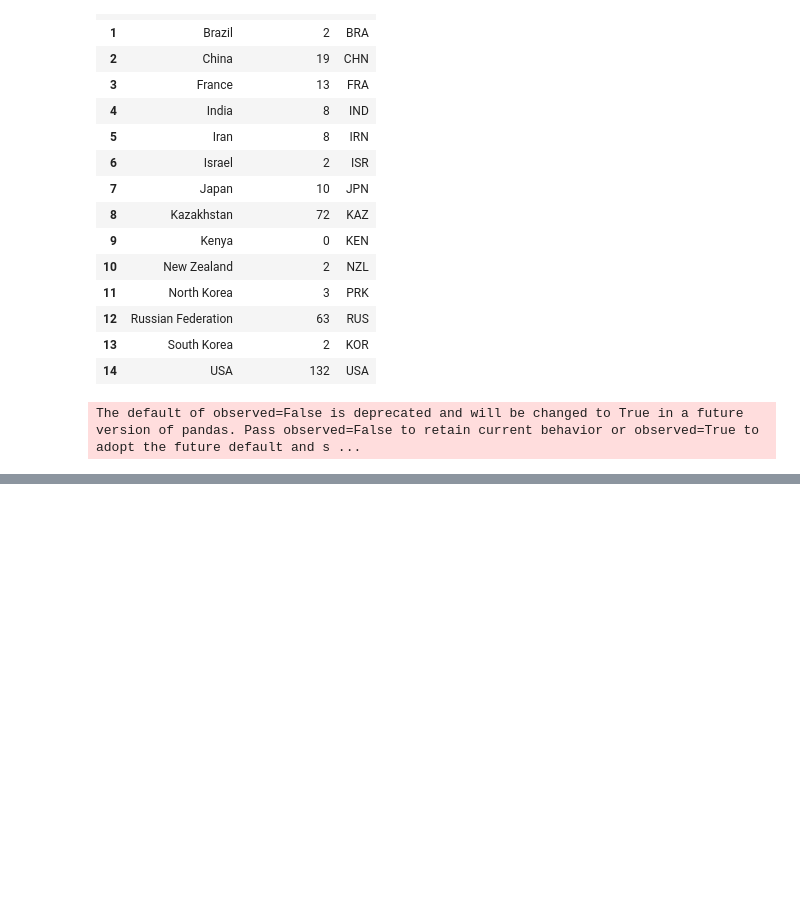
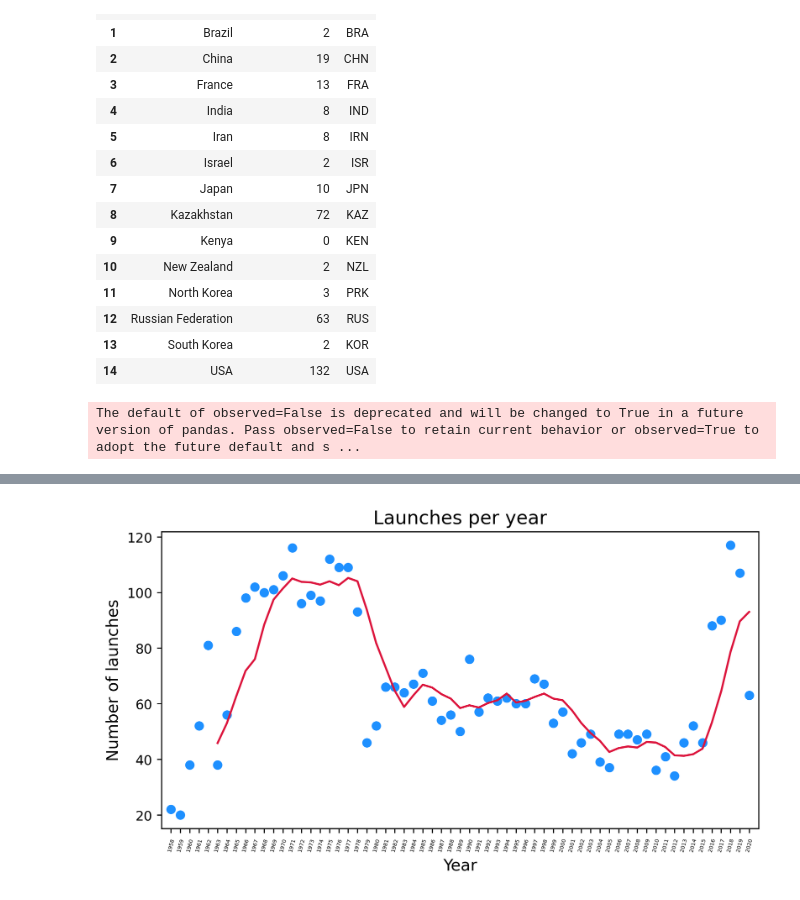
Before and after one commit to shubhenduanupamdutta/Portfolio_18_Analyse_Space_Race, a Jupyter notebook: Space_Race.ipynb, the cells around one changed output, grey strips where cells are left out. Cells and saved outputs as stored; diff of their text form; code cells hidden in the pictures; blank space fills up the shorter version.

Commit message:
Many more analysis by graphs and data calculation

```diff
--- a/Space_Race.ipynb
+++ b/Space_Race.ipynb
@@ -183,9 +183,9 @@ Mission_Status    string[python]
 dtype: object
 # %%
 # convert to categorical data if possible
-df_data['Organisation'] = df_data['Organisation'].astype('category')
-df_data['Location'] = df_data['Location'].astype('category')
-df_data['Detail'] = df_data['Detail'].astype('category')
+# df_data['Organisation'] = df_data['Organisation'].astype('category')
+# df_data['Location'] = df_data['Location'].astype('category')
+# df_data['Detail'] = df_data['Detail'].astype('category')
 df_data['Rocket_Status'] = df_data['Rocket_Status'].astype('category')
 df_data['Mission_Status'] = df_data['Mission_Status'].astype('category')
 df_data.dtypes
@@ -358,8 +359,7 @@ def get_alpha3(country):
         return e
 
 
-df_data['Country_Code'] = df_data['Country'].apply(
-    lambda x: get_alpha3(x) if x != 'Iran' else 'IRN')
+df_data['Country_Code'] = df_data['Country'].apply(get_alpha3)  # type: ignore
 # %%
 df_data['Country_Code'].value_counts()
 # %% [output]
@@ -433,0 +561,4 @@ The default of observed=False is deprecated and will be changed to True in a fut
+# %%
+df_data["Year"] = df_data["Date"].dt.year.convert_dtypes(pd.Int32Dtype)
+df_data["Month"] = df_data["Date"].dt.month.convert_dtypes(pd.Int32Dtype)
+df_data
@@ -433,0 +579,4 @@ The default of observed=False is deprecated and will be changed to True in a fut
+# %%
+launches_per_year = df_data.groupby('Year', observed=True, as_index=False).agg({'Mission_Status': pd.Series.count})
+launches_per_year = launches_per_year.query("Year > 1957 and Year < 2021")
+launches_per_year
@@ -433,0 +597,13 @@ The default of observed=False is deprecated and will be changed to True in a fut
+# %%
+plt.figure(figsize=(8, 4), dpi=256)
+launches_per_year["rolling_average"] = launches_per_year["Mission_Status"].rolling(5).mean()
+plt.scatter(launches_per_year.Year, launches_per_year["Mission_Status"], label="Launches Per Year", c="dodgerblue")
+plt.plot(launches_per_year.Year[5:], launches_per_year.rolling_average[5:], color="crimson", label="Rolling average (5 Year) by Year")
+plt.xticks(np.arange(1958, 2021), rotation=75, fontsize=4)
+plt.xlabel("Year", fontsize=12)
+plt.ylabel("Number of launches", fontsize=12)
+plt.xlim([1957, 2021])
+plt.title("Launches per year", fontsize=14)
+plt.show()
+# %% [output]
+[figure, added]
```
Also changed, not shown: parts of 30 cells of this notebook.
